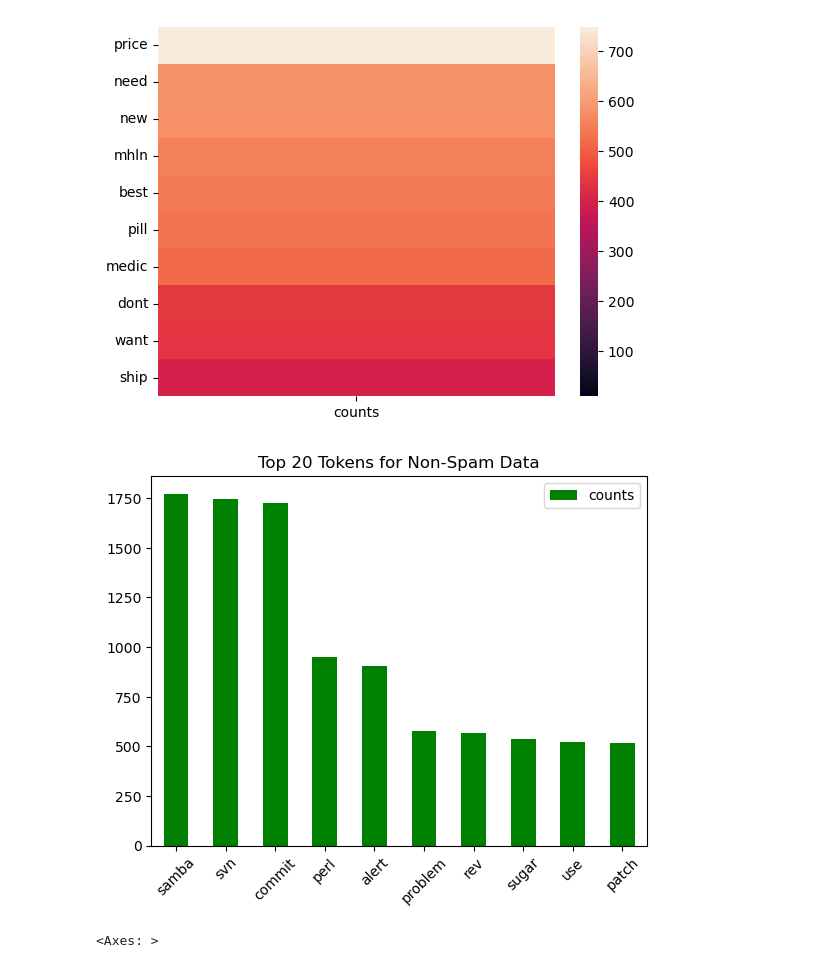
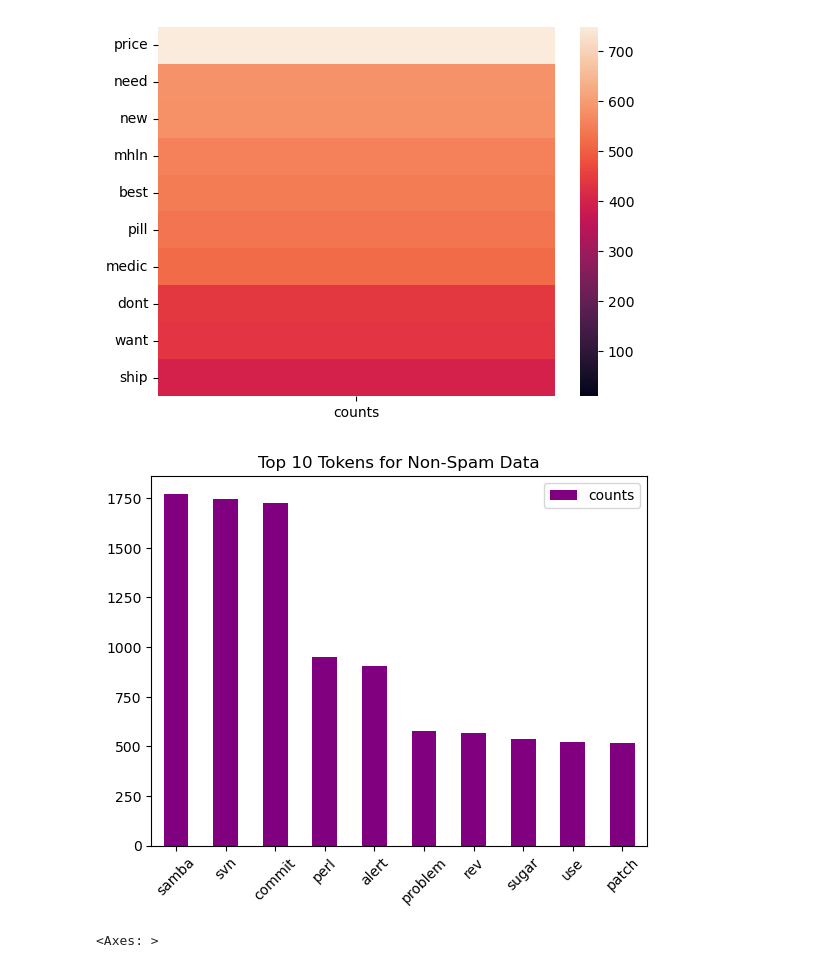
Before and after one commit to dfrancis-tech/email_spam, a Jupyter notebook: Feature_Engineering.ipynb, the cells around one changed output. Saved outputs shown, nothing was run; the diff lists cells and outputs as text; code cells hidden in the pictures.

```diff
--- a/Feature_Engineering.ipynb
+++ b/Feature_Engineering.ipynb
@@ -1005,29 +1002,29 @@ sns.heatmap(word_counts_spam.head(10),vmin=10,vmax=None)
 # %%
 # Create CountVectorizer
 vectorizer2 = CountVectorizer(min_df = 10,
                              tokenizer=my_tokenizer,
                              ngram_range=(1, 1))
 
 not_spam_data = sampled_data[sampled_data['label'] == 0]
 
 # Fit and transform the "subject" column for spam and not spam separately
 nonspam_subject_transformed = vectorizer2.fit_transform(not_spam_data['subject'])
 
 word_counts_nonspam = pd.DataFrame(
     {"counts": nonspam_subject_transformed.toarray().sum(axis=0)},
     index=vectorizer2.get_feature_names_out()
 ).sort_values("counts", ascending=False)
 
 # Plot the top 20 tokens for spam and not spam data
-word_counts_nonspam.head(10).plot(kind='bar', color='g')
+word_counts_nonspam.head(10).plot(kind='bar', color='purple')
 # plt.xlabel('Frequency')
 # plt.ylabel("Token Count")
-plt.title('Top 20 Tokens for Non-Spam Data')
+plt.title('Top 10 Tokens for Non-Spam Data')
 
 plt.xticks(rotation=45)
 plt.show()
 # %% [output]
-[figure, old version]
+[figure, new version]
 # %%
 sns.heatmap(word_counts_nonspam.head(10),vmin=10,vmax=None)
 # %% [output]
```
Also changed, not shown: parts of 14 cells of this notebook.
